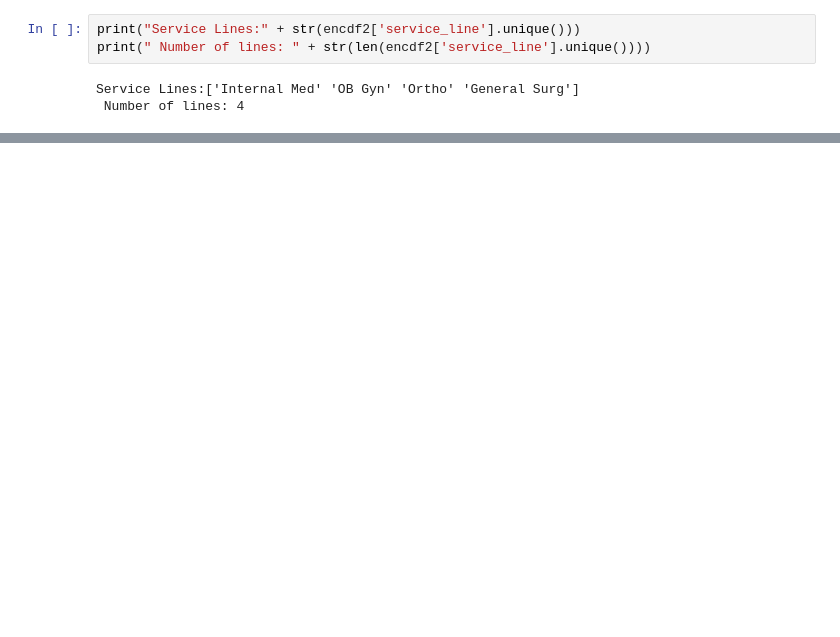
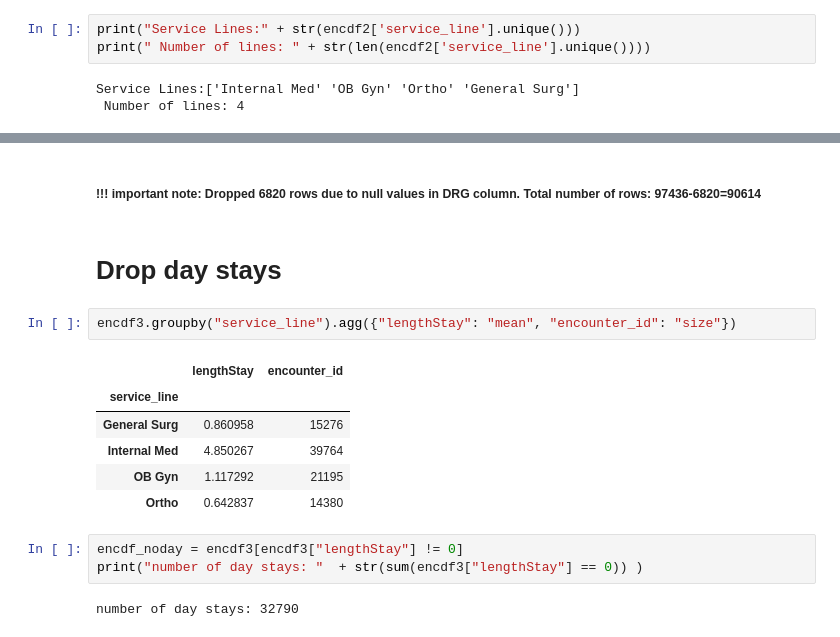
Before and after one commit to alyssaCrawfordAK/HospitalEncounter, a Jupyter notebook: HospitalEncounterAnalysis.ipynb, the cells around one changed output, grey strips where cells are left out. Cells and saved outputs as stored; diff of their text form; blank space fills up the shorter version.

```diff
--- a/HospitalEncounterAnalysis.ipynb
+++ b/HospitalEncounterAnalysis.ipynb
@@ -222,0 +299,18 @@ plt.show()
+# %% [markdown]
+##### !!! important note: Dropped 6820 rows due to null values in DRG column. Total number of rows: 97436-6820=90614
+# %% [markdown]
+# Drop day stays
+# %%
+encdf3.groupby("service_line").agg({"lengthStay": "mean", "encounter_id": "size"})
+# %% [output]
+|  | lengthStay | encounter_id |
+| service_line |  |  |
+| General Surg | 0.860958 | 15276 |
+| Internal Med | 4.850267 | 39764 |
+| OB Gyn | 1.117292 | 21195 |
+| Ortho | 0.642837 | 14380 |
+# %%
+encdf_noday = encdf3[encdf3["lengthStay"] != 0]
+print("number of day stays: "  + str(sum(encdf3["lengthStay"] == 0)) )
+# %% [output]
+number of day stays: 32790
```
Also changed, not shown: parts of 24 cells of this notebook.
